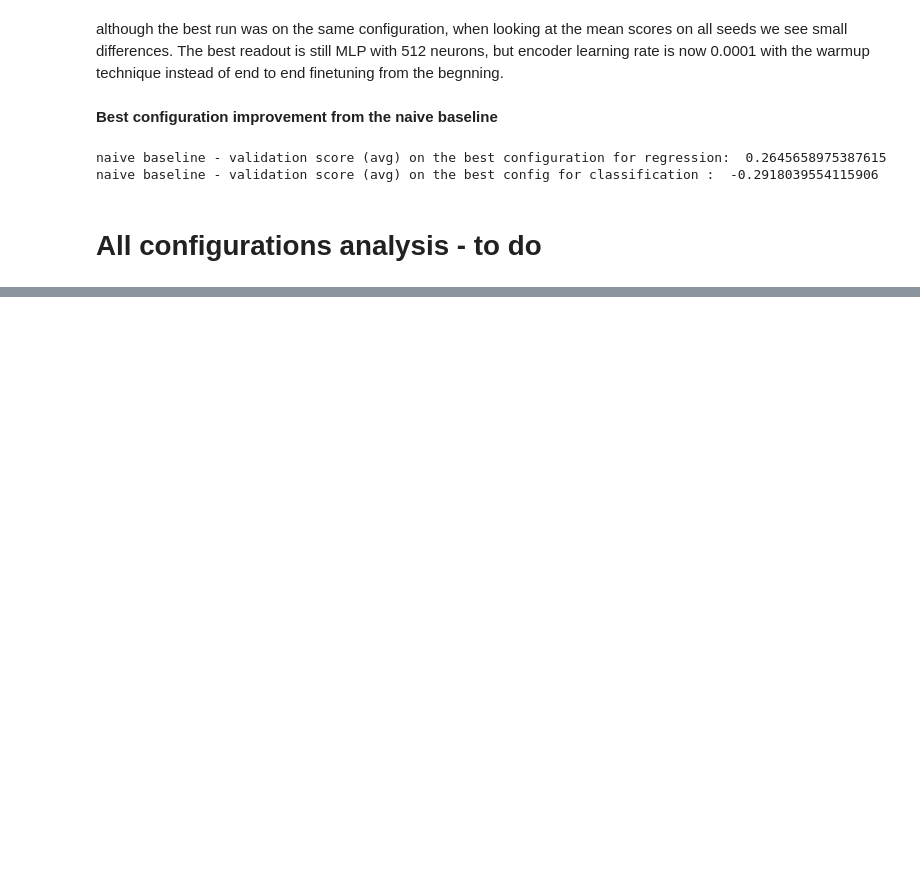
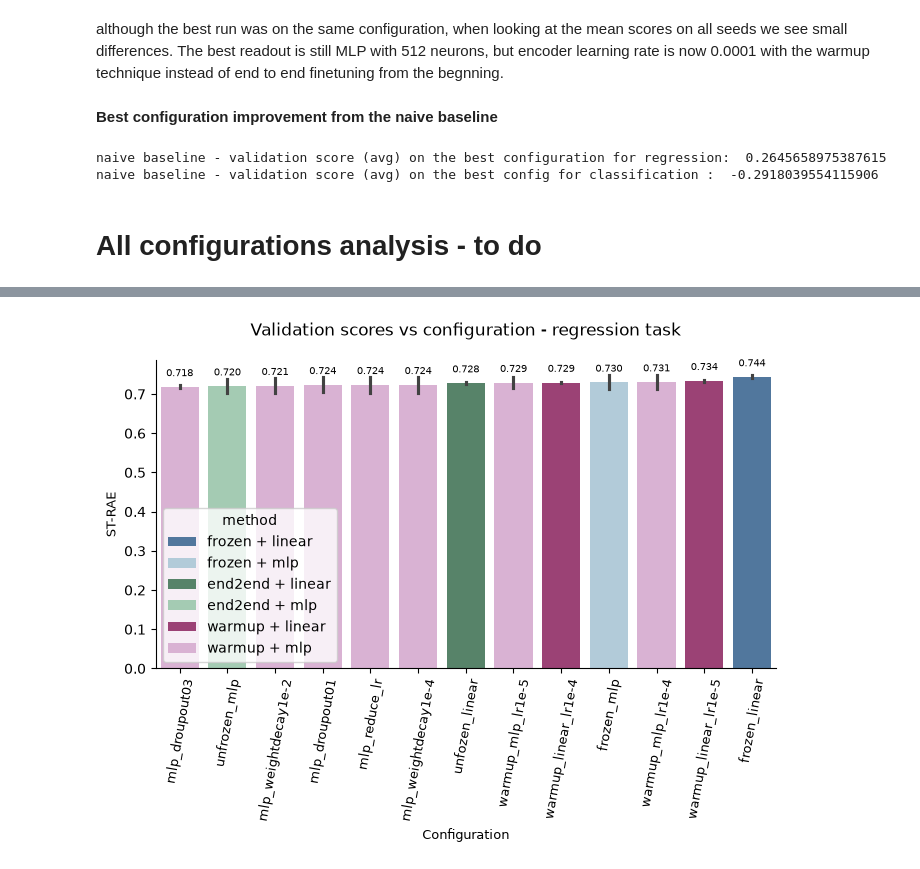
Before and after one commit to Aryan-Mi/02456-deep-learning-cyp-project, a Jupyter notebook: notebooks/04_chemeleon_run2_analysis.ipynb, the cells around one changed output, grey strips where cells are left out. Cells and saved outputs as stored; diff of their text form; code cells hidden in the pictures; blank space fills up the shorter version.

Commit message:
configurations comparison

```diff
--- a/notebooks/04_chemeleon_run2_analysis.ipynb
+++ b/notebooks/04_chemeleon_run2_analysis.ipynb
@@ -180,0 +227,45 @@ naive baseline - validation score (avg) on the best config for classification :
+# %%
+palette = {
+    "frozen + linear": "#4477AA",
+    "frozen + mlp": "#ABCDE0",
+    "end2end + linear": "#508A68",
+    "end2end + mlp": "#9DD1B1",
+    "warmup + linear": "#AA3377",
+    "warmup + mlp": "#E0ABD8"
+}
+
+
+short_labels = {
+    'r2/01_frozen_linear' : "frozen_linear",
+    'r2/01_frozen_mlp' : " frozen_mlp",
+    'r2/02_unfrozen_linear' : "unfozen_linear",
+    'r2/02_unfrozen_mlp' : "unfrozen_mlp",
+    'r2/03_warmup_lr1e-4_linear': "warmup_linear_lr1e-4",
+    'r2/03_warmup_lr1e-4_mlp': "warmup_mlp_lr1e-4",
+    'r2/03_warmup_lr1e-5_linear': "warmup_linear_lr1e-5",
+    'r2/03_warmup_lr1e-5_mlp' : "warmup_mlp_lr1e-5",
+    'r2/04_dropout01_mlp': "mlp_droupout01",
+    'r2/04_dropout03_mlp': "mlp_droupout03",
+    'r2/05_wd1e-2_mlp': "mlp_weightdecay1e-2",
+    'r2/05_wd1e-4_mlp': "mlp_weightdecay1e-4",
+    'r2/06_reduce_lr_mlp': "mlp_reduce_lr"
+}
+# %%
+order = regression_results.groupby('exp')['val_score'].mean().sort_values().index.to_list()
+
+fig, ax = plt.subplots(figsize=(8, 4))
+sns.barplot(data=regression_results, x='exp', y='val_score',errorbar='sd',hue='method', order=order,palette=palette, ax=ax )
+
+for container in ax.containers:
+    ax.bar_label(container, fmt="%.3f", padding=6, fontsize=7)
+labels = [short_labels.get(x, x) for x in order]
+
+ax.set_xticks(range(len(labels)))
+ax.set_xticklabels(labels, rotation=80, fontsize=9)
+
+ax.set_xlabel("Configuration", fontsize=9)
+ax.set_ylabel("ST-RAE", fontsize = 9)
+ax.set_title("Validation scores vs configuration - regression task", pad=18)
+sns.despine(ax=ax)
+# %% [output]
+[figure, added]
```
Also changed, not shown: parts of 12 cells of this notebook.
